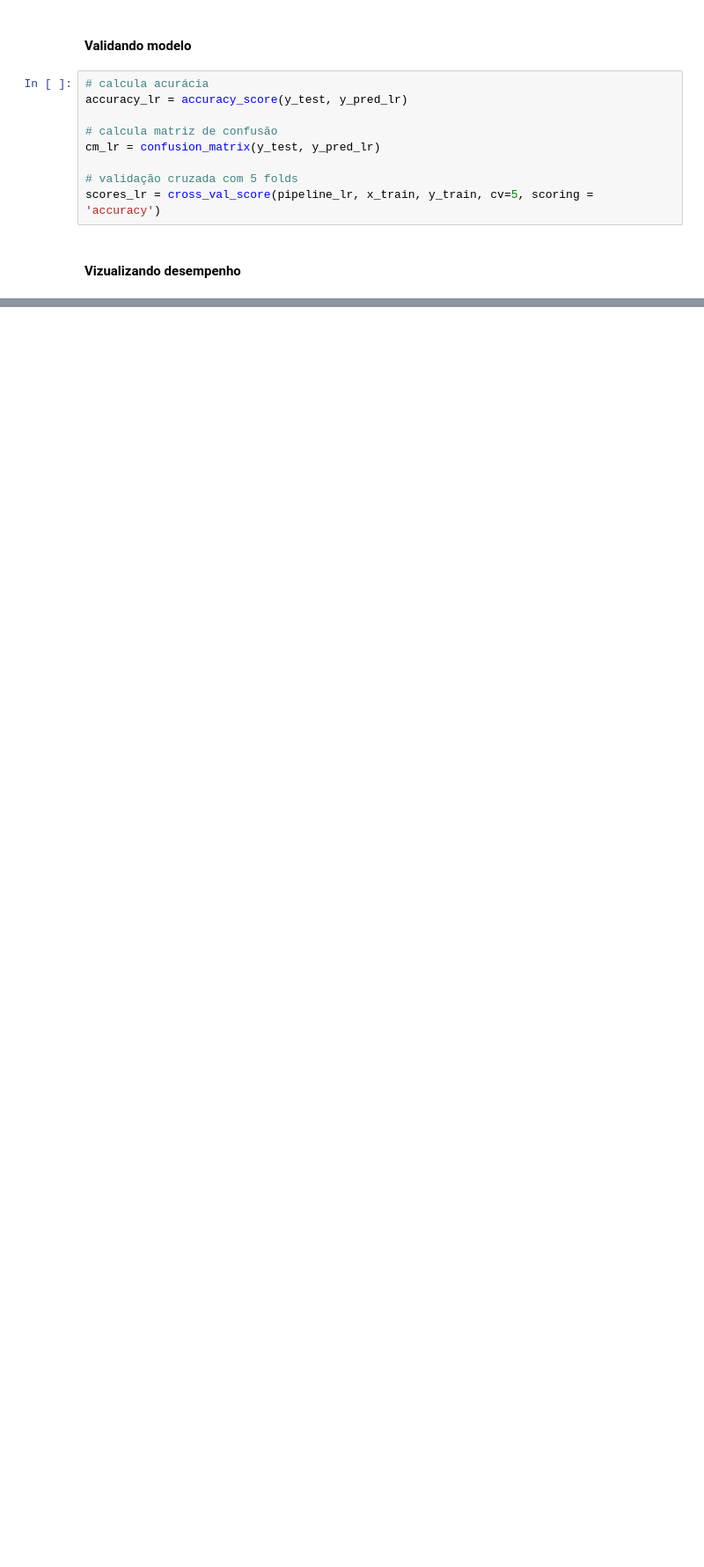
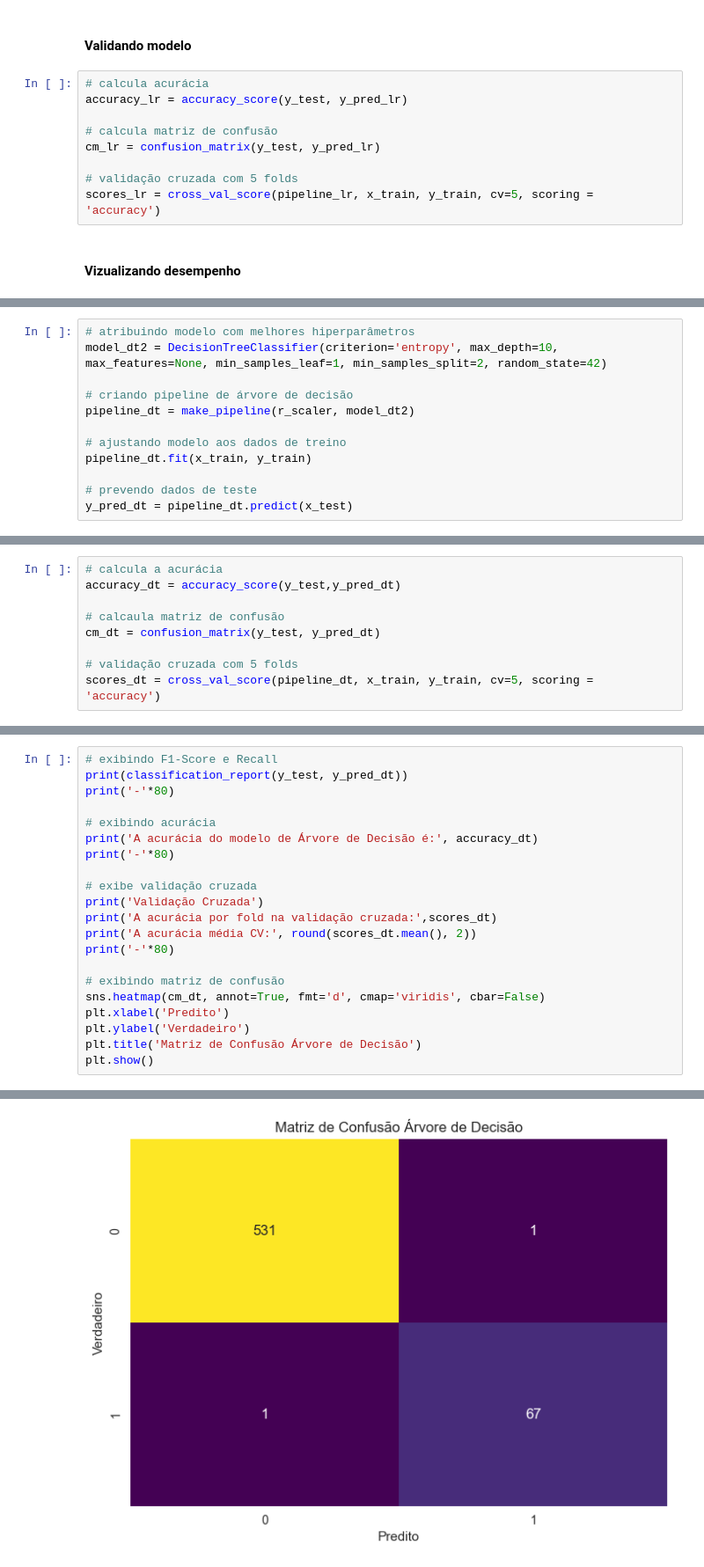
Before and after one commit to DieGod-DS/segmentacao-clientes, a Jupyter notebook: rascunho.ipynb, the cells around one changed output, grey strips where cells are left out. Shown at 88% size. Cells and saved outputs as stored; diff of their text form; blank space fills up the shorter version.

```diff
--- a/rascunho.ipynb
+++ b/rascunho.ipynb
@@ -531,0 +636,12 @@ A acurácia média CV: 0.97
+# %%
+# atribuindo modelo com melhores hiperparâmetros
+model_dt2 = DecisionTreeClassifier(criterion='entropy', max_depth=10, max_features=None, min_samples_leaf=1, min_samples_split=2, random_state=42)
+
+# criando pipeline de árvore de decisão
+pipeline_dt = make_pipeline(r_scaler, model_dt2)
+
+# ajustando modelo aos dados de treino
+pipeline_dt.fit(x_train, y_train)
+
+# prevendo dados de teste
+y_pred_dt = pipeline_dt.predict(x_test)
@@ -531,0 +650,9 @@ A acurácia média CV: 0.97
+# %%
+# calcula a acurácia
+accuracy_dt = accuracy_score(y_test,y_pred_dt)
+
+# calcaula matriz de confusão
+cm_dt = confusion_matrix(y_test, y_pred_dt)
+
+# validação cruzada com 5 folds
+scores_dt = cross_val_score(pipeline_dt, x_train, y_train, cv=5, scoring = 'accuracy')
@@ -531,0 +661,22 @@ A acurácia média CV: 0.97
+# %%
+# exibindo F1-Score e Recall
+print(classification_report(y_test, y_pred_dt))
+print('-'*80)
+
+# exibindo acurácia
+print('A acurácia do modelo de Árvore de Decisão é:', accuracy_dt)
+print('-'*80)
+
+# exibe validação cruzada
+print('Validação Cruzada')
+print('A acurácia por fold na validação cruzada:',scores_dt)
+print('A acurácia média CV:', round(scores_dt.mean(), 2))
+print('-'*80)
+
+# exibindo matriz de confusão
+sns.heatmap(cm_dt, annot=True, fmt='d', cmap='viridis', cbar=False)
+plt.xlabel('Predito')
+plt.ylabel('Verdadeiro')
+plt.title('Matriz de Confusão Árvore de Decisão')
+plt.show()
+# %% [output]
@@ -531,0 +699 @@ A acurácia média CV: 0.97
+[figure, added]
```
Also changed, not shown: parts of 19 cells of this notebook.
